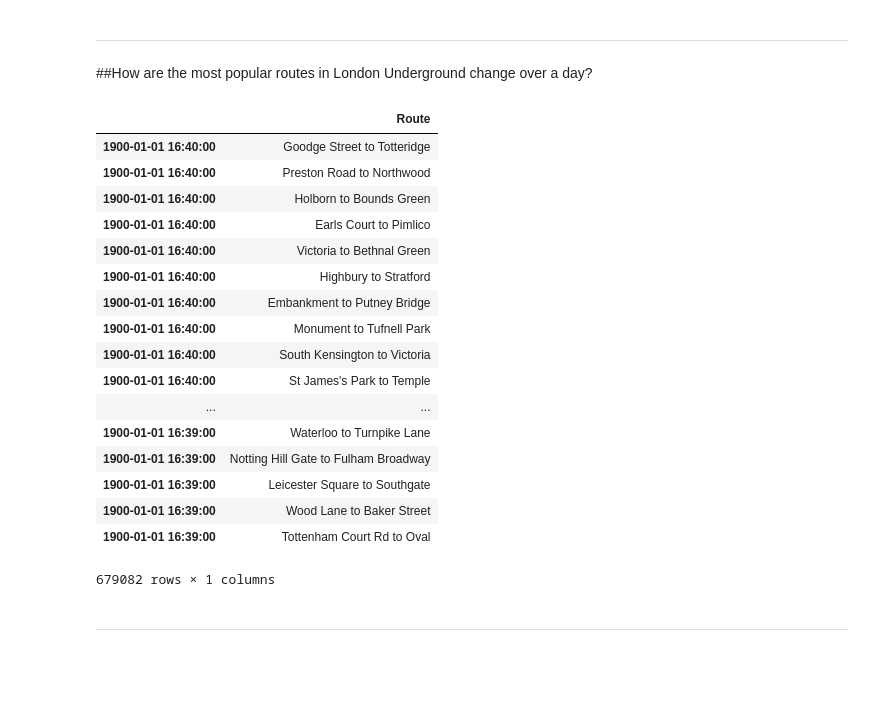
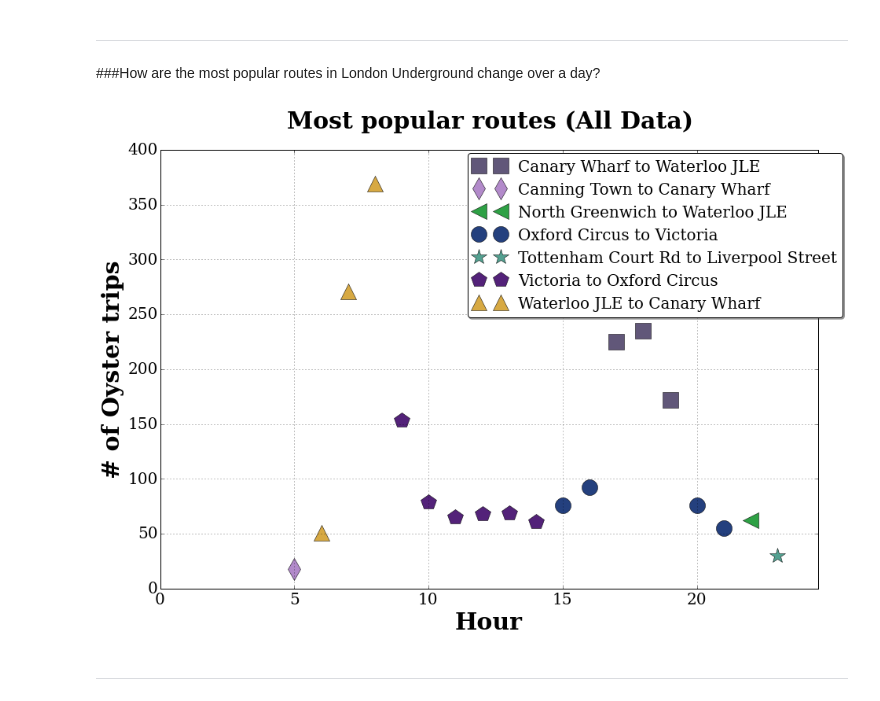
Before and after one commit to AnyaRum/Data_science_intensive_data_story, a Jupyter notebook: Data_story_project_London_underground_data.ipynb, the cells around one changed output. Cells and saved outputs as stored; diff of their text form; code cells hidden in the pictures; blank space fills up the shorter version.

```diff
--- a/Data_story_project_London_underground_data.ipynb
+++ b/Data_story_project_London_underground_data.ipynb
@@ -346,5 +374,5 @@ dtype: int64
 # %% [markdown]
 ------------
 # %% [markdown]
-##How are the most popular routes in London Underground change over a day?
+###How are the most popular routes in London Underground change over a day?
 # %%
@@ -352,4 +379,46 @@ data_oyster_tube_sub = data_oyster_tube[['Route']]
 data_oyster_tube = data_oyster_tube.apply(lambda x: x.str.replace('24:', '00:'))
 data_oyster_tube = data_oyster_tube.apply(lambda x: x.str.replace('25:', '01:'))
+# %%
+def most_popular_route_by_hour(df, title_label):
+    df['Count']= 1
+    df.index.names = ['Date']
+    df1 = df.groupby(['Route']).resample('1H', how='count')
+    df1 = df1.reset_index()
+
+    df1_pivoted = df1.pivot_table('Count', ['Route'], 'Date')
+    df1_pivoted.columns = np.arange(24)
+
+    df2 = df1_pivoted.max(axis=0, skipna=True)
+    df2 = pd.concat([df1_pivoted.idxmax(axis=0, skipna=True), df1_pivoted.max(axis=0, skipna=True)], axis =1)
+    df2=df2.reset_index()
+    df2.columns = ['Time','Route','Count']
+    df2=df2.drop(df2[df2.Count < 10].index)
+
+    ##Plotting##
+    c=np.random.rand(3,1)
+
+    marker = itertools.cycle(('s', 'd', '<', 'o', '*','p','^','h'))
+    plt.figure(figsize = (15,10))
+    for i, group in df2.groupby('Route'):
+        x = group.Time
+        y= group.Count
+        plt.plot(group.Time, group.Count, marker = marker.next(),markersize= 20, linestyle = '',
+                 color  = np.random.rand(3,1), label = str(i),clip_on=False)
+    plt.legend(loc='left', bbox_to_anchor=(1.05, 1.01),
+              fancybox=True, shadow=True, ncol=1, fontsize = 20)
+
+    plt.xlabel('Hour', fontsize = 30, fontweight = 'bold')
+    plt.ylabel('# of Oyster trips', fontsize = 30, fontweight = 'bold')
+    plt.tick_params(labelsize = 20)
+    plt.xlim([0,24.5])
+    plt.grid(True)
+    plt.title(('Most popular routes ' + '('+title_label+')'), fontsize = 30, fontweight = 'bold',y=1.04)
+
+    return df2
 # %%
+data_oyster_tube_sub = data_oyster_tube[['Route']]
 data_oyster_tube_sub.index = [datetime.strptime(t, '%H:%M') for t in data_oyster_tube['EntTimeHHMM']]
+
+_ = most_popular_route_by_hour(data_oyster_tube_sub, 'All Data')
+# %% [output]
+[figure, added]
@@ -359,21 +424,0 @@ data_oyster_tube_sub.index = [datetime.strptime(t, '%H:%M') for t in data_oyster
-# %%
-data_oyster_tube_sub
-# %% [output]
-|  | Route |
-| 1900-01-01 16:40:00 | Goodge Street to Totteridge |
-| 1900-01-01 16:40:00 | Preston Road to Northwood |
-| 1900-01-01 16:40:00 | Holborn to Bounds Green |
-| 1900-01-01 16:40:00 | Earls Court to Pimlico |
-| 1900-01-01 16:40:00 | Victoria to Bethnal Green |
-| 1900-01-01 16:40:00 | Highbury to Stratford |
-| 1900-01-01 16:40:00 | Embankment to Putney Bridge |
-| 1900-01-01 16:40:00 | Monument to Tufnell Park |
-| 1900-01-01 16:40:00 | South Kensington to Victoria |
-| 1900-01-01 16:40:00 | St James's Park to Temple |
-| ... | ... |
-| 1900-01-01 16:39:00 | Waterloo to Turnpike Lane |
-| 1900-01-01 16:39:00 | Notting Hill Gate to Fulham Broadway |
-| 1900-01-01 16:39:00 | Leicester Square to Southgate |
-| 1900-01-01 16:39:00 | Wood Lane to Baker Street |
-| 1900-01-01 16:39:00 | Tottenham Court Rd to Oval |
-679082 rows × 1 columns
```
Also changed, not shown: parts of 24 cells of this notebook.
